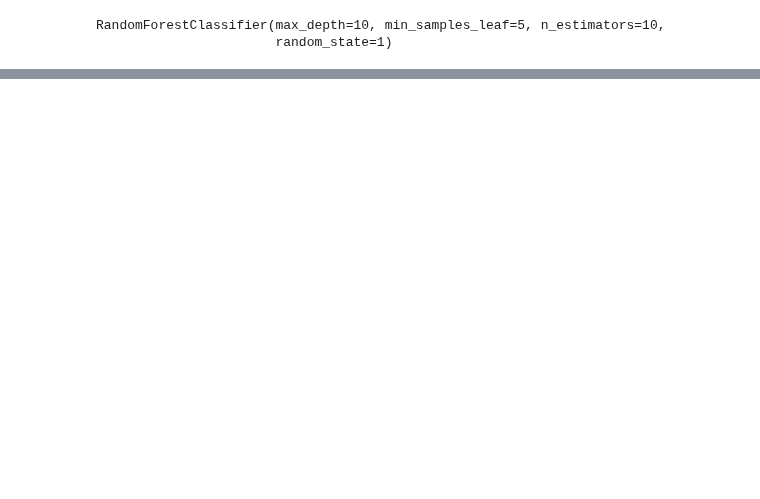
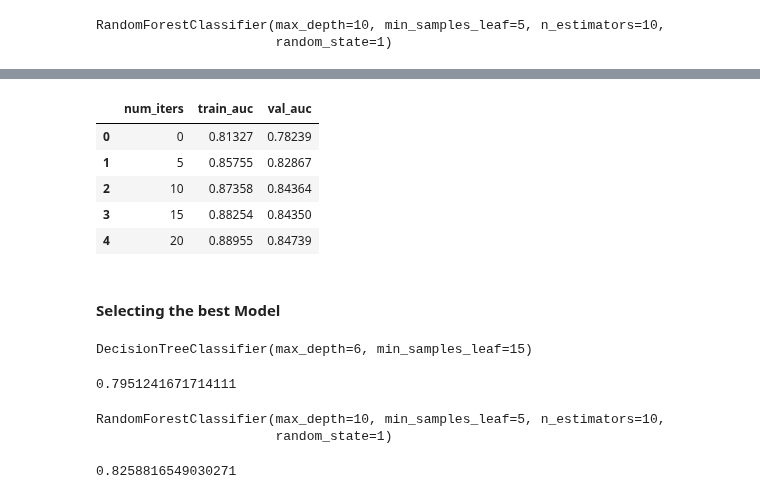
Before and after one commit to sam47-asfaw/ml_zoomcamp, a Jupyter notebook: 06-trees/decision_trees.ipynb, the cells around one changed output, grey strips where cells are left out. Drawn from its saved outputs; the diff is of its cells as text; code cells hidden in the pictures; blank space fills up the shorter version.

Commit message:
Finished trees

```diff
--- a/06-trees/decision_trees.ipynb
+++ b/06-trees/decision_trees.ipynb
@@ -927,0 +961,55 @@ ValueError: invalid literal for int() with base 10: "['[0]']"
+# %%
+lines = output.stdout.split('\n')
+
+history_data = pd.Series(np.array(lines)).str.split('\t')[:-1]
+
+history = pd.DataFrame.from_records(
+    history_data,
+    columns=('num_iters', 'train_auc', 'val_auc')
+)
+
+history.num_iters = history.num_iters.str.strip('[]').astype(int)
+
+transform_auc = lambda col: history[col].str.split(':').str[1].astype(float)
+
+history.train_auc = transform_auc('train_auc')
+history.val_auc = transform_auc('val_auc')
+
+history.head()
+# %% [output]
+|  | num_iters | train_auc | val_auc |
+| 0 | 0 | 0.81327 | 0.78239 |
+| 1 | 5 | 0.85755 | 0.82867 |
+| 2 | 10 | 0.87358 | 0.84364 |
+| 3 | 15 | 0.88254 | 0.84350 |
+| 4 | 20 | 0.88955 | 0.84739 |
+# %% [markdown]
+#### Selecting the best Model
+# %%
+dt = DecisionTreeClassifier(max_depth=6, min_samples_leaf=15)
+dt.fit(X_train, y_train)
+# %% [output]
+DecisionTreeClassifier(max_depth=6, min_samples_leaf=15)
+# %%
+y_pred = dt.predict_proba(X_val)[:, 1]
+auc = roc_auc_score(y_val, y_pred)
+auc
+# %% [output]
+0.7951241671714111
+# %%
+rf = RandomForestClassifier(
+    n_estimators=n,
+    max_depth=max_depth,
+    min_samples_leaf=min_samples_leaf,
+    random_state=1,
+)
+rf.fit(X_train, y_train)
+# %% [output]
+RandomForestClassifier(max_depth=10, min_samples_leaf=5, n_estimators=10,
+                       random_state=1)
+# %%
+y_pred = rf.predict_proba(X_val)[:, 1]
+auc = roc_auc_score(y_val, y_pred)
+auc
+# %% [output]
+0.8258816549030271
```
Also changed, not shown: parts of 50 cells of this notebook.
